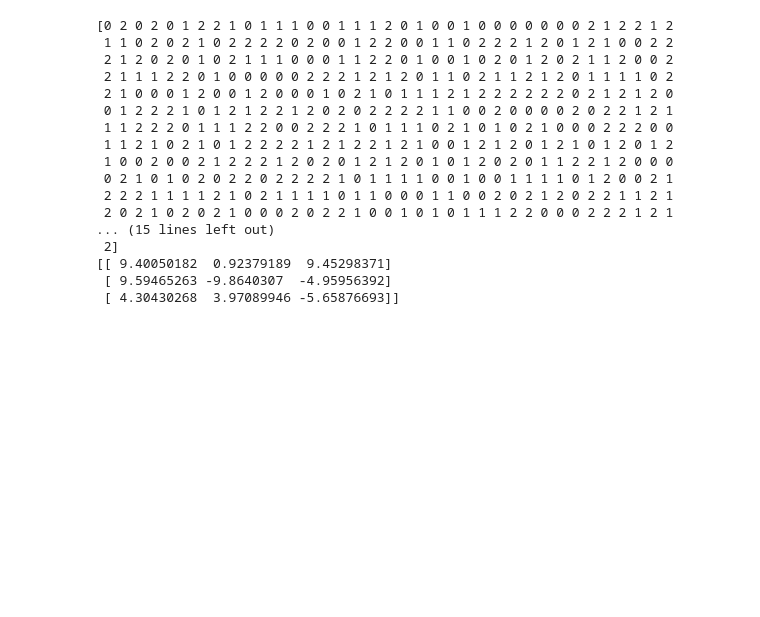
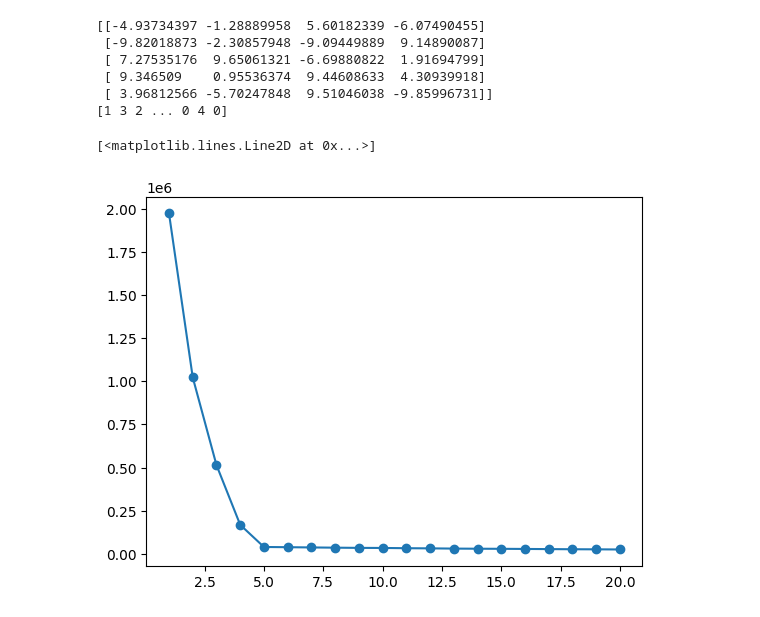
Before and after one commit to vineshgaonkar/Machine_learning_algorithms, a Jupyter notebook: Clustering/KMeans_Algorithm.ipynb, the cells around one changed output. Saved outputs shown, nothing was run; the diff lists cells and outputs as text; code cells hidden in the pictures; blank space fills up the shorter version.

```diff
--- a/Clustering/KMeans_Algorithm.ipynb
+++ b/Clustering/KMeans_Algorithm.ipynb
@@ -54,24 +45,26 @@ sns.scatterplot(data=df_x,x=df_x[0],y=df_x[1],hue=df_y[0],palette="deep")
 # %%
+#KMeans clustering
 from sklearn.cluster import KMeans
-KM=KMeans(n_clusters=3)
+KM=KMeans(n_clusters=5)
 KM.fit(X)
-print(KM.cluster_centers_)
-print(KM.labels_)
+print(KM.cluster_centers_) # gives cluster centers
+print(KM.labels_) # gives cluster labels
 # %% [output]
-[0 2 0 2 0 1 2 2 1 0 1 1 1 0 0 1 1 1 2 0 1 0 0 1 0 0 0 0 0 0 0 2 1 2 2 1 2
- 1 1 0 2 0 2 1 0 2 2 2 2 0 2 0 0 1 2 2 0 0 1 1 0 2 2 2 1 2 0 1 2 1 0 0 2 2
- 2 1 2 0 2 0 1 0 2 1 1 1 0 0 0 1 1 2 2 0 1 0 0 1 0 2 0 1 2 0 2 1 1 2 0 0 2
- 2 1 1 1 2 2 0 1 0 0 0 0 0 2 2 2 1 2 1 2 0 1 1 0 2 1 1 2 1 2 0 1 1 1 1 0 2
- 2 1 0 0 0 1 2 0 0 1 2 0 0 0 1 0 2 1 0 1 1 1 2 1 2 2 2 2 2 2 0 2 1 2 1 2 0
- 0 1 2 2 2 1 0 1 2 1 2 2 1 2 0 2 0 2 2 2 2 1 1 0 0 2 0 0 0 0 2 0 2 2 1 2 1
- 1 1 2 2 2 0 1 1 1 2 2 0 0 2 2 2 1 0 1 1 1 0 2 1 0 1 0 2 1 0 0 0 2 2 2 0 0
- 1 1 2 1 0 2 1 0 1 2 2 2 2 1 2 1 2 2 1 2 1 0 0 1 2 1 2 0 1 2 1 0 1 2 0 1 2
- 1 0 0 2 0 0 2 1 2 2 2 1 2 0 2 0 1 2 1 2 0 1 0 1 2 0 2 0 1 1 2 2 1 2 0 0 0
- 0 2 1 0 1 0 2 0 2 2 0 2 2 2 2 1 0 1 1 1 1 0 0 1 0 0 1 1 1 1 0 1 2 0 0 2 1
- 2 2 2 1 1 1 1 2 1 0 2 1 1 1 1 0 1 1 0 0 0 1 1 0 0 2 0 2 1 2 0 2 2 1 1 2 1
- 2 0 2 1 0 2 0 2 1 0 0 0 2 0 2 2 1 0 0 1 0 1 0 1 1 1 2 2 0 0 0 2 2 2 1 2 1
-... (15 lines left out)
- 2]
-[[ 9.40050182  0.92379189  9.45298371]
- [ 9.59465263 -9.8640307  -4.95956392]
- [ 4.30430268  3.97089946 -5.65876693]]
+[[-4.93734397 -1.28889958  5.60182339 -6.07490455]
+ [-9.82018873 -2.30857948 -9.09449889  9.14890087]
+ [ 7.27535176  9.65061321 -6.69880822  1.91694799]
+ [ 9.346509    0.95536374  9.44608633  4.30939918]
+ [ 3.96812566 -5.70247848  9.51046038 -9.85996731]]
+[1 3 2 ... 0 4 0]
+# %%
+#How many clusters
+wcss=[]
+for i in range(1,21):
+    KMs=KMeans(n_clusters=i)
+    KMs.fit(X)
+    wcss.append(KMs.inertia_) # inertia is wcss
+
+plt.plot(range(1,21),wcss,marker='o')
+# %% [output]
+[<matplotlib.lines.Line2D at 0x...>]
+[figure, added]
```
Also changed, not shown: parts of 17 cells of this notebook.
